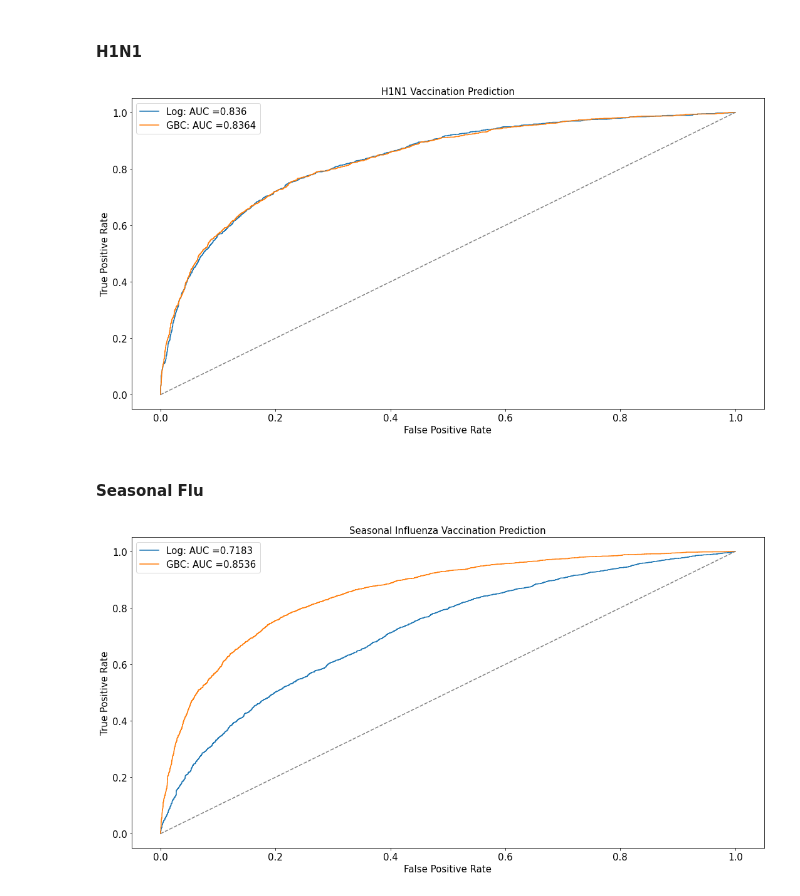
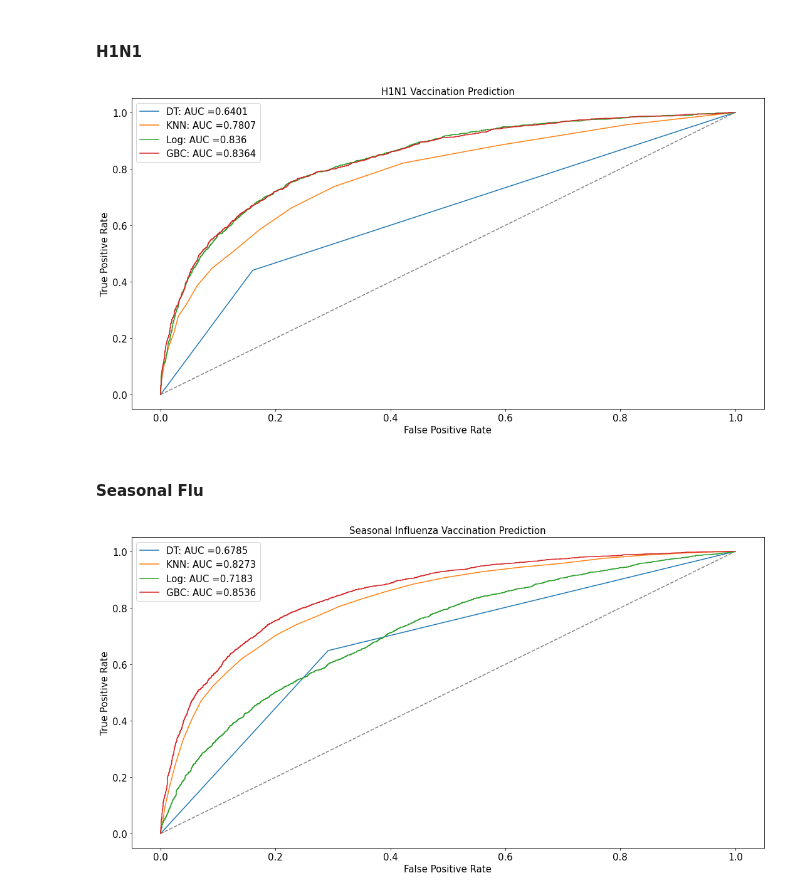
Before and after one commit to AMcqueen1980/H1N1Project, a Jupyter notebook: CleanPipeline-Models.ipynb, the cells around one changed output. Drawn from its saved outputs; the diff is of its cells as text; code cells hidden in the pictures.

```diff
--- a/CleanPipeline-Models.ipynb
+++ b/CleanPipeline-Models.ipynb
@@ -327,6 +327,13 @@ fpr_gbc, tpr_gbc, thresholds_gbc = roc_curve(y_test.h1n1_vaccine, y_pred_h1_gbc)
 # Plot the FPR and TPR data
 
 fig, ax = plt.subplots(figsize=(15, 8))
+
+ax.plot(fpr_dt, tpr_dt, alpha =1,
+        label=f'DT: AUC ={round(roc_auc_score(y_test.h1n1_vaccine, y_pred_h1_dt),4)}')
+
+ax.plot(fpr_knn, tpr_knn, alpha =1,
+        label=f'KNN: AUC ={round(roc_auc_score(y_test.h1n1_vaccine, y_pred_h1_knn),4)}')
+
 
 ax.plot(fpr_log, tpr_log, alpha =1,
         label=f'Log: AUC ={round(roc_auc_score(y_test.h1n1_vaccine, y_pred_h1_log),4)}')
@@ -346,14 +353,14 @@ plt.xticks(fontsize=15)
 plt.yticks(fontsize=15)
 plt.tight_layout();
 # %% [output]
-[figure, old version]
+[figure, new version]
 # %% [markdown]
 #### Seasonal Flu
 # %%
 # Get predicted probability
 
 # DT
-y_pred_s_dt = dt_f.predict_proba(X_test_imputed)[:, 1]
+y_pred_s_dt = dt_sea.predict_proba(X_test_imputed)[:, 1]
 
 # KNN
 
@@ -382,25 +389,32 @@ fpr_gbc, tpr_gbc, thresholds_gbc = roc_curve(y_test.seasonal_vaccine, y_pred_s_g
 # %%
 
 # Plot the FPR and TPR data
 
 fig, ax = plt.subplots(figsize=(15, 8))
+
+
+ax.plot(fpr_dt, tpr_dt, alpha =1,
+        label=f'DT: AUC ={round(roc_auc_score(y_test.seasonal_vaccine, y_pred_s_dt),4)}')
+
+ax.plot(fpr_knn, tpr_knn, alpha =1,
+        label=f'KNN: AUC ={round(roc_auc_score(y_test.seasonal_vaccine, y_pred_s_knn),4)}')
 
 ax.plot(fpr_log, tpr_log, alpha =1,
         label=f'Log: AUC ={round(roc_auc_score(y_test.seasonal_vaccine, y_pred_s_log),4)}')
 
 ax.plot(fpr_gbc, tpr_gbc, alpha=1,
        label=f'GBC: AUC ={round(roc_auc_score(y_test.seasonal_vaccine, y_pred_s_gbc),4)}')
 
 ax.plot([0, 1], [0, 1], color='grey', linestyle='--')
 
 ax.set_ylabel('True Positive Rate', fontsize=15)
 ax.set_xlabel('False Positive Rate', fontsize=15)
 ax.set_title('Seasonal Influenza Vaccination Prediction', fontsize=15)
 
 ax.legend(fontsize=15)
 
 plt.xticks(fontsize=15)
 plt.yticks(fontsize=15)
 plt.tight_layout();
 # %% [output]
-[figure, old version]
+[figure, new version]
```
Also changed, not shown: parts of 5 cells of this notebook.
